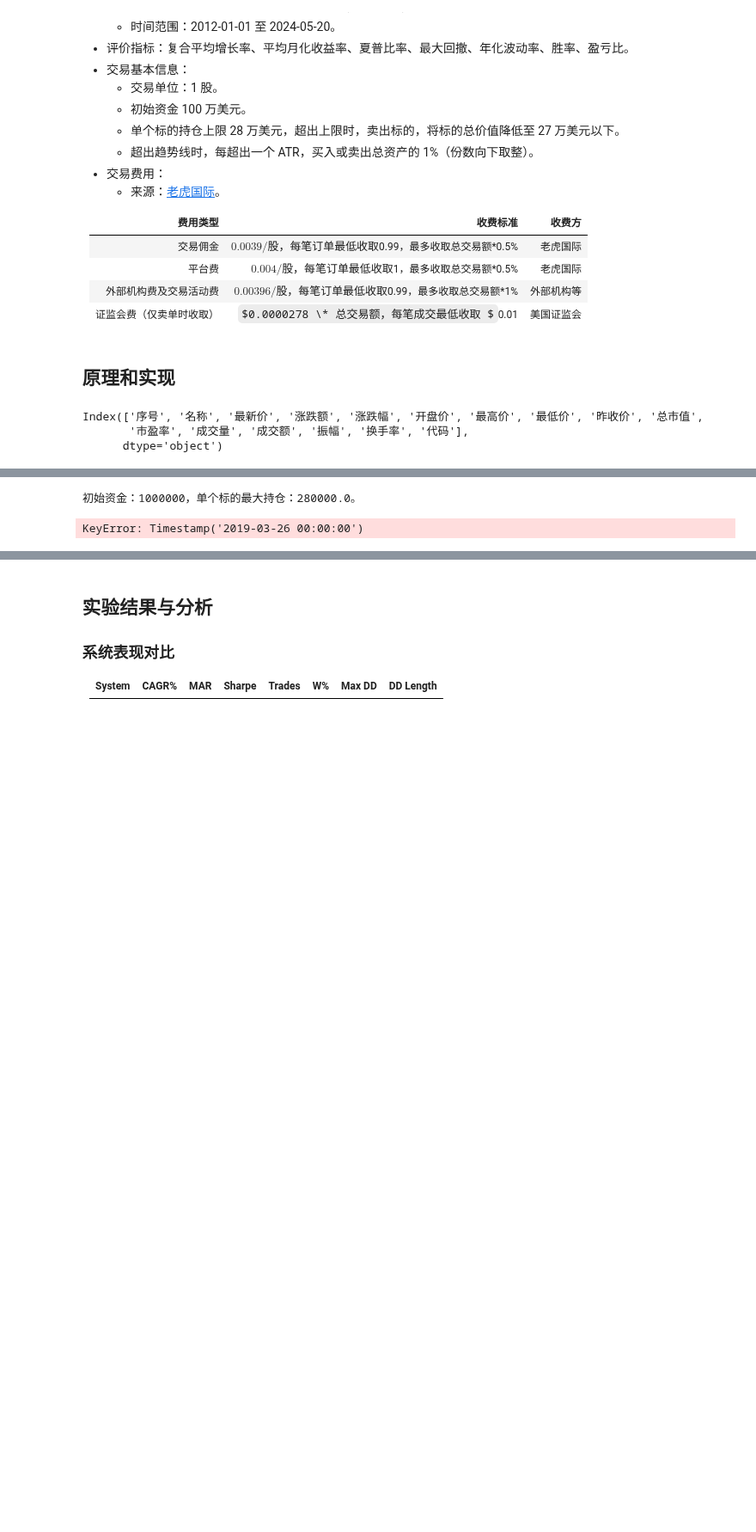
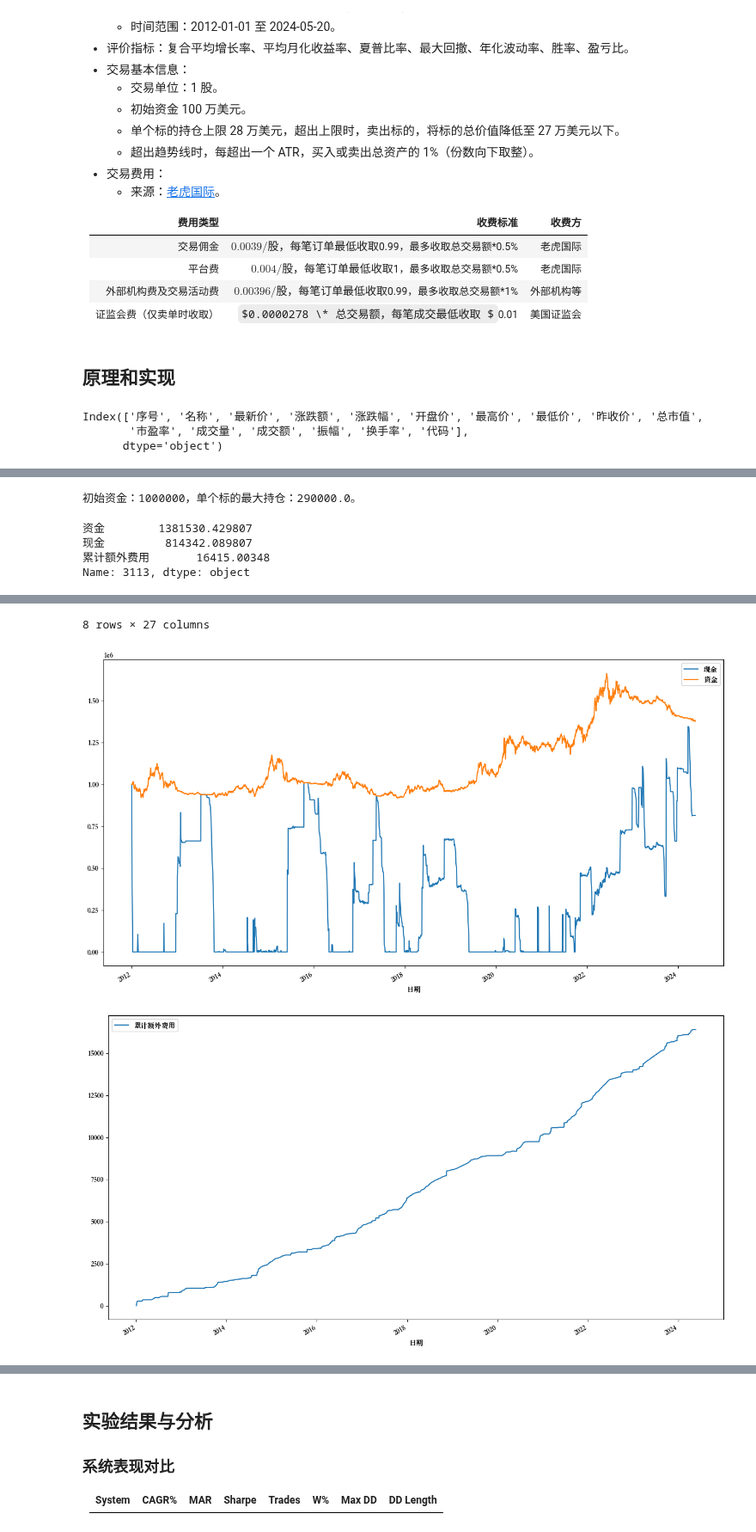
Before and after one commit to TheVeryDarkness/cs410, a Jupyter notebook: 3/3.ipynb, the cells around one changed output, grey strips where cells are left out. Shown at 86% size. Drawn from its saved outputs; the diff is of its cells as text; code cells hidden in the pictures; some formulas as TeX source; blank space fills up the shorter version.

Commit message:
Stage before fixing an error.

```diff
--- a/3/3.ipynb
+++ b/3/3.ipynb
@@ -117,7 +118,7 @@ codes = {
     # 棉花
     # 欧元
     '二倍做空欧元ETF-ProShares': '107.EUO',
-    '二倍做多欧元ETF-ProShares': '107.ULE',
+    # '二倍做多欧元ETF-ProShares': '107.ULE', Missed on 2019-03-26
     '欧元ETF-CurrencyShares': '107.FXE',
 
     # 欧洲美元
@@ -191,7 +192,7 @@ for name, code in codes.items():
         )
     )
     # print(data.loc[:, '日期'])
-    print(code, data.loc[0, '日期'])
+    print(code, data.loc[0, '日期'], data.loc[len(data) - 1, '日期'])
     data.loc[:, '日期'] = pd.to_datetime(data.loc[:, '日期'])
     data.set_index('日期', inplace=True)
     data_set.setdefault(code, data)
@@ -219,4 +219,4 @@ LIMIT_CEIL = INITIAL * math.ceil(100 / math.sqrt(len(codes))) / 100
 LIMIT_FLOOR = INITIAL * math.floor(100 / math.sqrt(len(codes))) / 100
 print(f"初始资金：{INITIAL}，单个标的最大持仓：{LIMIT_CEIL}。")
 # %% [output]
-初始资金：1000000，单个标的最大持仓：280000.0。
+初始资金：1000000，单个标的最大持仓：290000.0。
@@ -230,8 +303,9 @@ def atr_channel_breakout(n: int = 14) -> pd.DataFrame:
     n: int
     返回值: pd.DataFrame
     '''
+    agent = Agent()
     cash = INITIAL
-    stocks: dict[str, float] = {}
+    stocks: dict[str, int] = {}
     for code, data in data_set.items():
         stocks.setdefault(code, 0)
         assert (data['收盘'] <= data['最高']).all(), (data['最高'] - data['收盘'])
@@ -264,29 +338,41 @@ def atr_channel_breakout(n: int = 14) -> pd.DataFrame:
 
             if close_yesterday * stocks[code] > LIMIT_CEIL:
                 # 卖出
-                to_sell = (stocks[code] * open_today - LIMIT_CEIL) // open_today
+                to_sell = (stocks[code] * open_today -
+                           LIMIT_CEIL) // open_today
+                assert to_sell % 1 == 0
+                to_sell = int(to_sell)
                 # assert to_sell >= 0, (to_sell, stocks[code], cash)
                 if to_sell > 0:
-                    cash += open_today * to_sell
+                    cash += agent.sell(to_sell, open_today, True)
                     stocks[code] -= to_sell
+                assert cash >= 0
             elif close_yesterday > upper_bound:
                 # 买入
                 if stocks[code] * close_yesterday < LIMIT_CEIL:
                     to_buy = min(
                         (LIMIT_CEIL - stocks[code] *
                          close_yesterday) // close_yesterday,
-                        (close_yesterday - upper_bound) / atr *
-                        0.01 * yesterday_total // close_yesterday,
+                        ((close_yesterday - upper_bound) / atr *
+                         0.01 * yesterday_total) // close_yesterday,
                         cash // open_today
                     )
-                    assert to_buy >= 0, (to_buy, stocks[code], cash)
-                    stocks[code] += to_buy
-                    cash -= open_today * to_buy
+                    assert to_buy >= 0, (to_buy,
+                                         stocks[code], close_yesterday, open_today, cash)
+                    assert to_buy % 1 == 0
+                    to_buy = int(to_buy)
+                    while to_buy > 0 and agent.sell(to_buy, open_today, False) > cash:
+                        to_buy -= 1
+                    if to_buy > 0:
+                        stocks[code] += to_buy
+                        cash -= agent.sell(to_buy, open_today, True)
                     assert cash >= 0
             elif close_yesterday < lower_bound:
                 # 卖出
-                cash += open_today * stocks[code]
-                stocks[code] = 0
+                if stocks[code] > 0:
+                    cash += agent.sell(stocks[code], open_today, True)
+                    stocks[code] = 0
+                assert cash >= 0
             total += close_today * stocks[code]
         total += cash
         yesterday_total = total
@@ -294,6 +380,7 @@ def atr_channel_breakout(n: int = 14) -> pd.DataFrame:
             '日期': today,
             '现金': cash,
             '资金': total,
+            '累计额外费用': agent.get(),
         }
         r.update({
             f'{code}-stock': stocks[code] for code, _ in data_set.items()
@@ -306,10 +393,15 @@ def atr_channel_breakout(n: int = 14) -> pd.DataFrame:
 # %%
 atr_cb = atr_channel_breakout()
 atr_cb.plot(y=['现金', '资金'], x='日期', figsize=(16, 9))
+atr_cb.plot(y=['累计额外费用'], x='日期', figsize=(16, 9))
 atr_cb.plot(y=[f'{code}-stock' for code in data_set.keys()],
             x='日期', figsize=(20, 10))
 atr_cb.plot(y=[f'{code}-value' for code in data_set.keys()],
             x='日期', figsize=(20, 10))
-atr_cb.describe()
+print(atr_cb.iloc[-1].loc[['资金', '现金', '累计额外费用']])
+atr_cb.describe(exclude=[np.datetime64])
 # %% [output]
-KeyError: Timestamp('2019-03-26 00:00:00')
+资金        1381530.429807
+现金         814342.089807
+累计额外费用       16415.00348
+Name: 3113, dtype: object
@@ -315,0 +417,3 @@ KeyError: Timestamp('2019-03-26 00:00:00')
+8 rows × 27 columns
+[figure, added]
+[figure, added]
```
Also changed, not shown: parts of 4 cells of this notebook.
